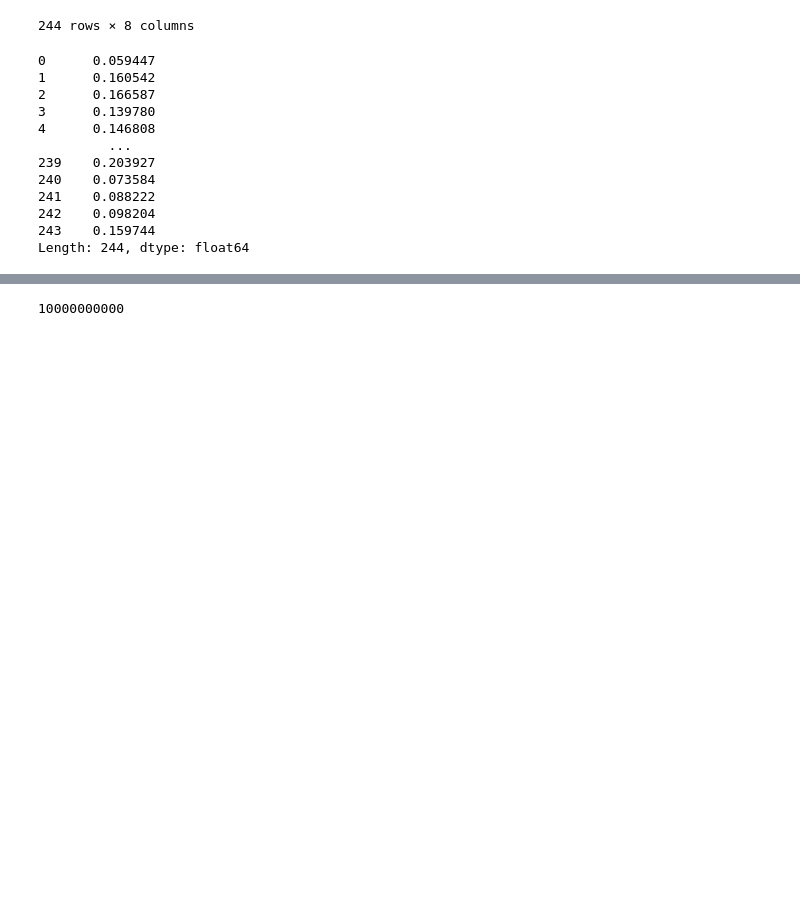
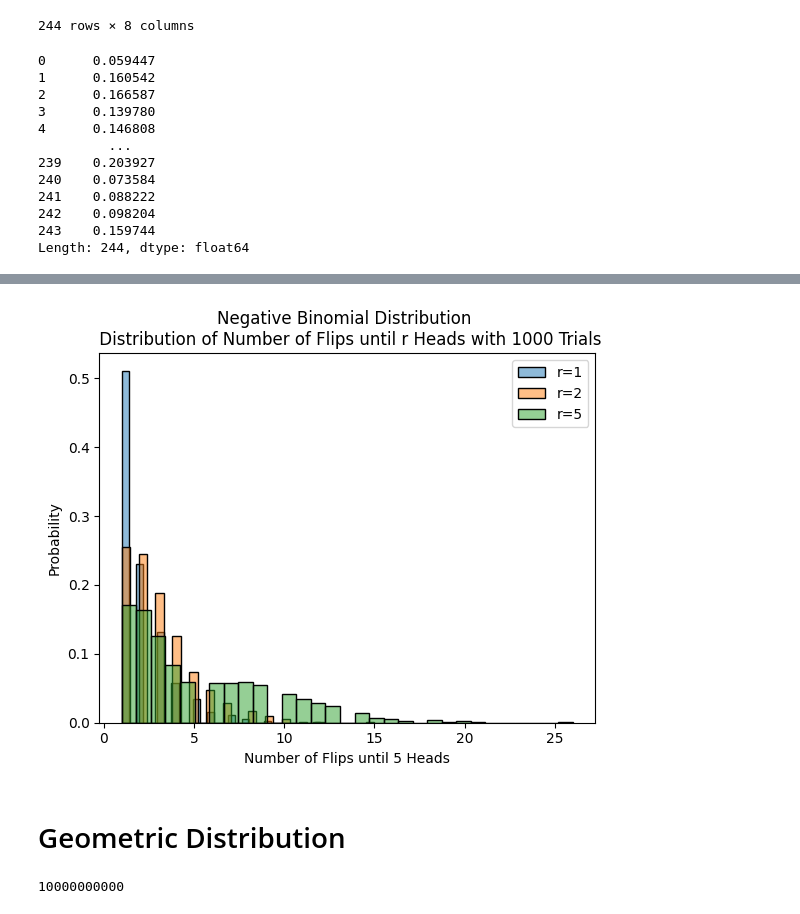
Before and after one commit to bipin-a/aidi-1204, a Jupyter notebook: In_Class_Notebooks/Week4_monte_carlo.ipynb, the cells around one changed output, grey strips where cells are left out. Saved outputs shown, nothing was run; the diff lists cells and outputs as text; code cells hidden in the pictures; blank space fills up the shorter version.

```diff
--- a/In_Class_Notebooks/Week4_monte_carlo.ipynb
+++ b/In_Class_Notebooks/Week4_monte_carlo.ipynb
@@ -339,0 +449,18 @@ ax.legend()
+# %%
+def negative_binomial(num_trials, r):
+    # Collect number of times we flip until we get "r" successes (heads)
+    for i in range(num_trials):
+        success = 0
+        flips = 0
+        while success < r:
+            flip = np.random.randint(low=0, high=2)
+            flips += 1
+            if flip == 1:
+                success += 1
+
+        heads_count.append(flips)
+    return heads_count
+
+# Note: heads_count is the list of number of tosses needed to get r heads in each trial
+
+negative_binomial(num_trials=10, r=8)
@@ -340,3 +485,46 @@ ax.legend()
+# %%
+fig, ax = plt.subplots()
+heads_count = []
+num_trials = 1000
+r = 5
+
+def negative_binomial(num_trials, r):
+    # Collect number of times we flip until we get "r" successes (heads)
+    for i in range(num_trials):
+        success = 0
+        flips = 0
+        while success < r:
+            flip = np.random.randint(low=0, high=2)
+            flips += 1
+            if flip == 1:
+                success += 1
+
+        heads_count.append(flips)
+    return heads_count
+
+possible_r_values = [1, 2, 5]
+
+for r in possible_r_values:
+
+    heads_count  = negative_binomial(
+        num_trials = num_trials,
+        r = r,
+        )
+
+    sns.histplot(
+        heads_count,
+        ax=ax,
+        stat='probability',
+        alpha=0.5,
+        label=f'r={r}',
+        )
+    ax.set_title(f"Negative Binomial Distribution \n Distribution of Number of Flips until r Heads with 1000 Trials")
+    ax.set_xlabel(f"Number of Flips until {r} Heads")
+    ax.legend()
+# %% [output]
+[figure, added]
+# %% [markdown]
+# Geometric Distribution
 # %%
 n = 10_000_000_000
 n
```
Also changed, not shown: parts of 14 cells of this notebook.
